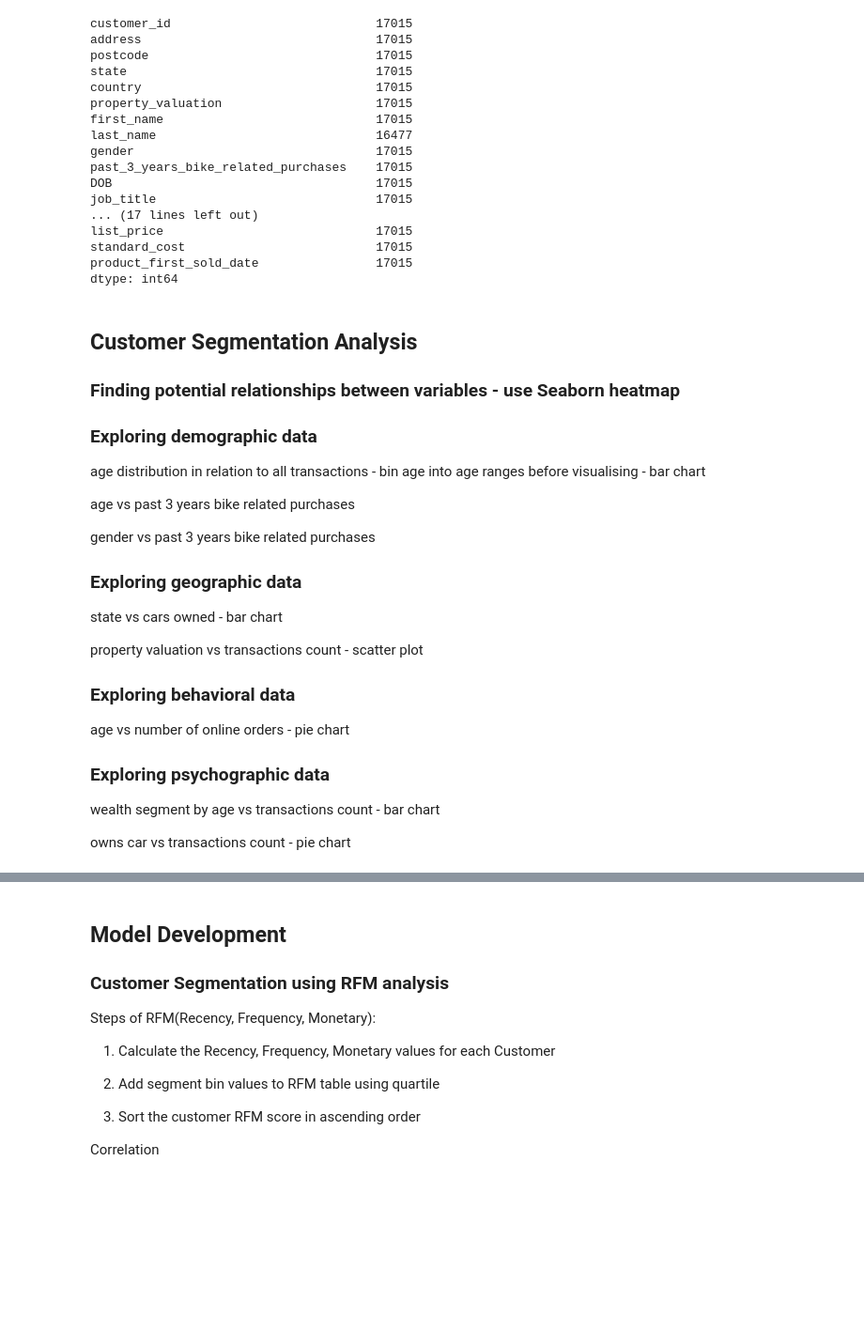
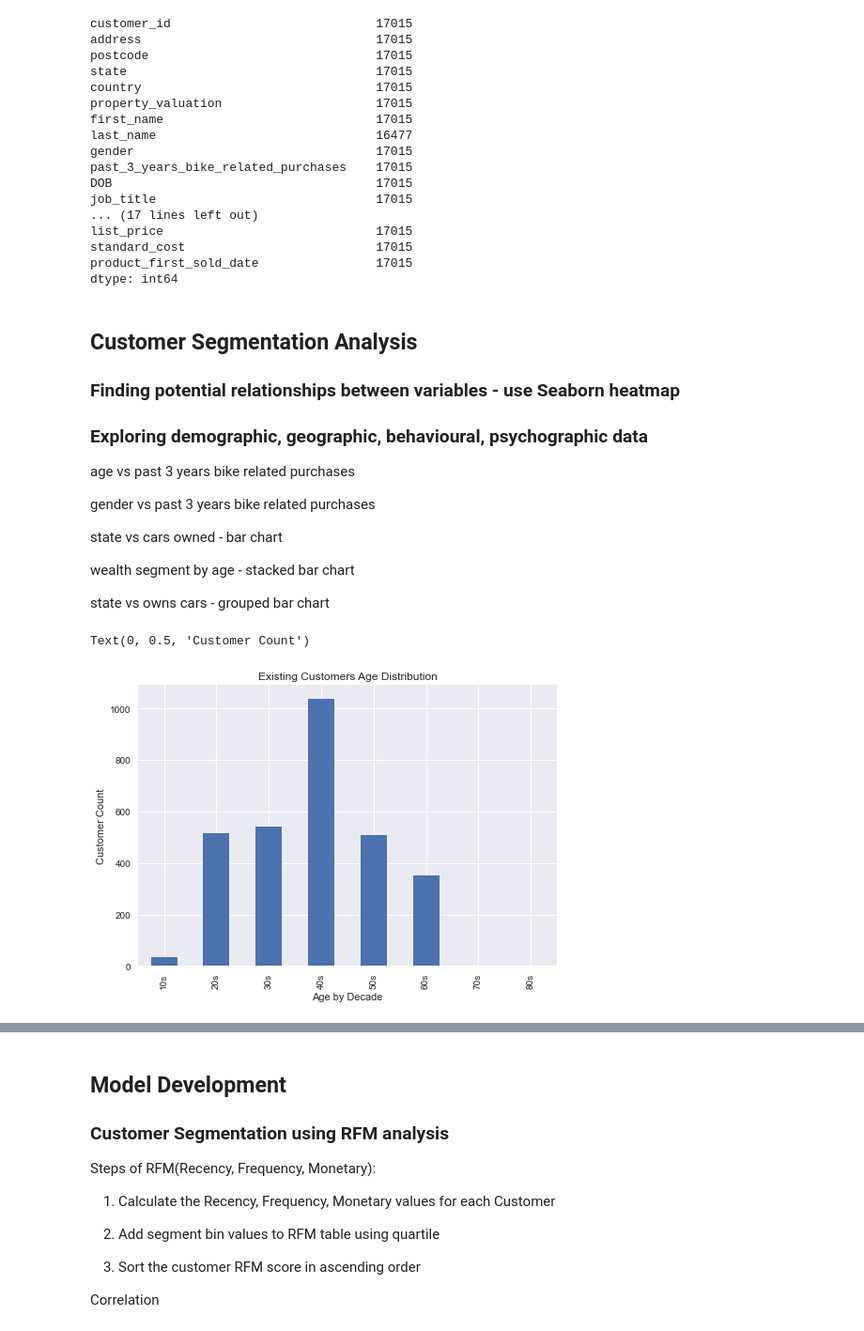
Before and after one commit to jeremychiaa/kpmg-virtual-internship, a Jupyter notebook: sprocket_script.ipynb, the cells around one changed output, grey strips where cells are left out. Shown at 94% size. Cells and saved outputs as stored; diff of their text form; code cells hidden in the pictures; blank space fills up the shorter version.

Commit message:
added several visualisations

```diff
--- a/sprocket_script.ipynb
+++ b/sprocket_script.ipynb
@@ -373,28 +373,26 @@ dtype: int64
 # %% [markdown]
 ## Customer Segmentation Analysis
 ### Finding potential relationships between variables - use Seaborn heatmap
-
-### Exploring demographic data
-
-age distribution in relation to all transactions - bin age into age ranges before visualising - bar chart
+### Exploring demographic, geographic, behavioural, psychographic data
 
 age vs past 3 years bike related purchases
 
 gender vs past 3 years bike related purchases
 
-
-### Exploring geographic data
-
 state vs cars owned - bar chart
 
-property valuation vs transactions count - scatter plot
+wealth segment by age  - stacked bar chart
 
-### Exploring behavioral data
-
-age vs number of online orders - pie chart
-
-### Exploring psychographic data
-
-wealth segment by age vs transactions count - bar chart
-
-owns car vs transactions count - pie chart
+state vs owns cars - grouped bar chart
+# %%
+# Existing customers age distribution
+grouped_age = merged_transactions_demographics.groupby(["age_by_decade"])
+people_count = grouped_age["customer_id"].nunique()
+people_count.plot.bar()
+plt.style.use("seaborn")
+plt.title("Existing Customers Age Distribution")
+plt.xlabel("Age by Decade")
+plt.ylabel("Customer Count")
+# %% [output]
+Text(0, 0.5, 'Customer Count')
+[figure, added]
```
Also changed, not shown: parts of 11 cells of this notebook.
